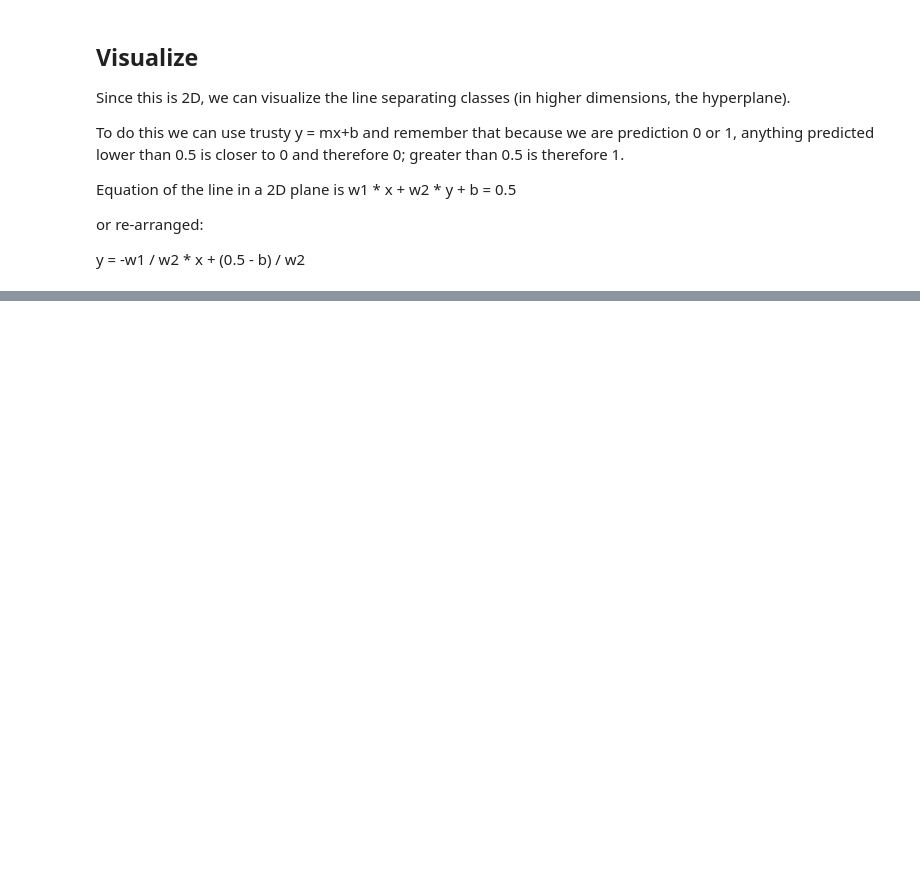
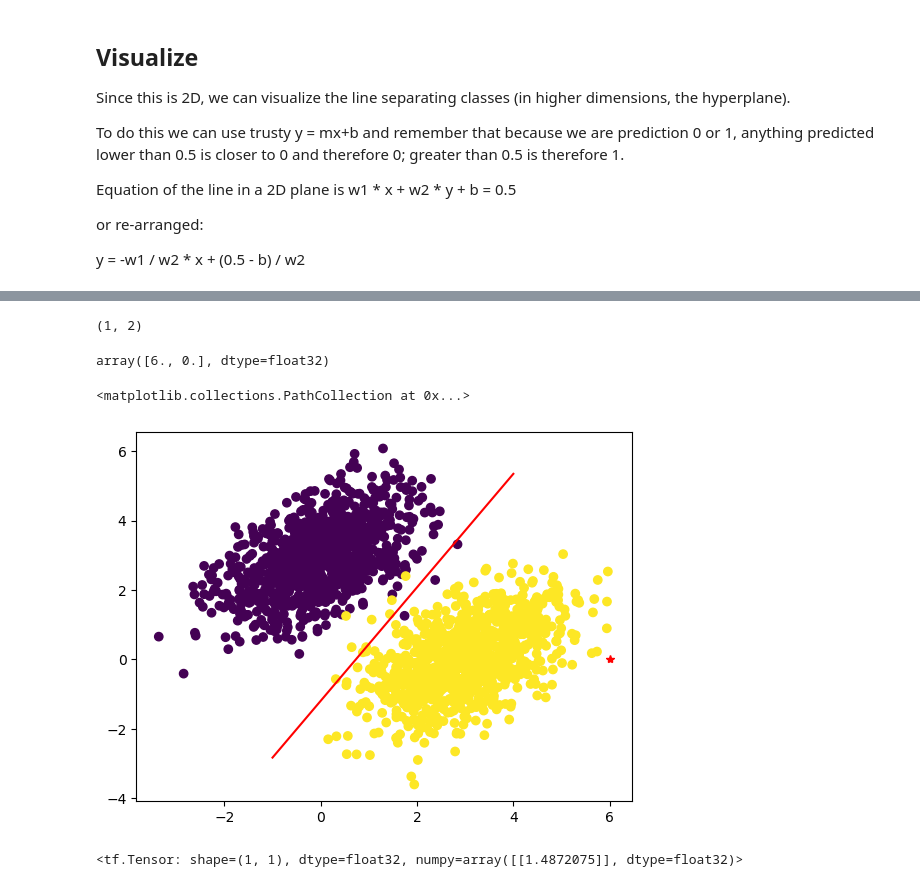
Before and after one commit to mikeminik/tensorflow-experimentation, a Jupyter notebook: tf_linear_classifier.ipynb, the cells around one changed output, grey strips where cells are left out. Saved outputs shown, nothing was run; the diff lists cells and outputs as text; code cells hidden in the pictures; blank space fills up the shorter version.

Commit message:
added section that fed in new predictions

```diff
--- a/tf_linear_classifier.ipynb
+++ b/tf_linear_classifier.ipynb
@@ -173,0 +174,27 @@ plt.scatter(inputs[:,0], inputs[:,1], c=targets[:,0]);
+# %%
+new_prediction = [6,0]
+# %%
+predict = np.array(new_prediction)
+# %%
+predict = predict.reshape([1,2]).astype(np.float32)
+# %%
+predict.shape
+# %% [output]
+(1, 2)
+# %%
+predict[0]
+# %% [output]
+array([6., 0.], dtype=float32)
+# %%
+x = np.linspace(-1,4,100) # 100 equally spaced points between -1 and 4 (in our 2D space)
+y = -W[0] / W[1] * x + (0.5 - b) / W[1]
+plt.plot(x,y, "-r") # just make a line, -r is red
+plt.plot(predict[:,0], predict[:,1], color='red', marker = '*')
+plt.scatter(inputs[:,0], inputs[:,1], c=targets[:,0])
+# %% [output]
+<matplotlib.collections.PathCollection at 0x...>
+[figure, added]
+# %%
+model(predict)
+# %% [output]
+<tf.Tensor: shape=(1, 1), dtype=float32, numpy=array([[1.4872075]], dtype=float32)>
```
Also changed, not shown: parts of 7 cells of this notebook.
